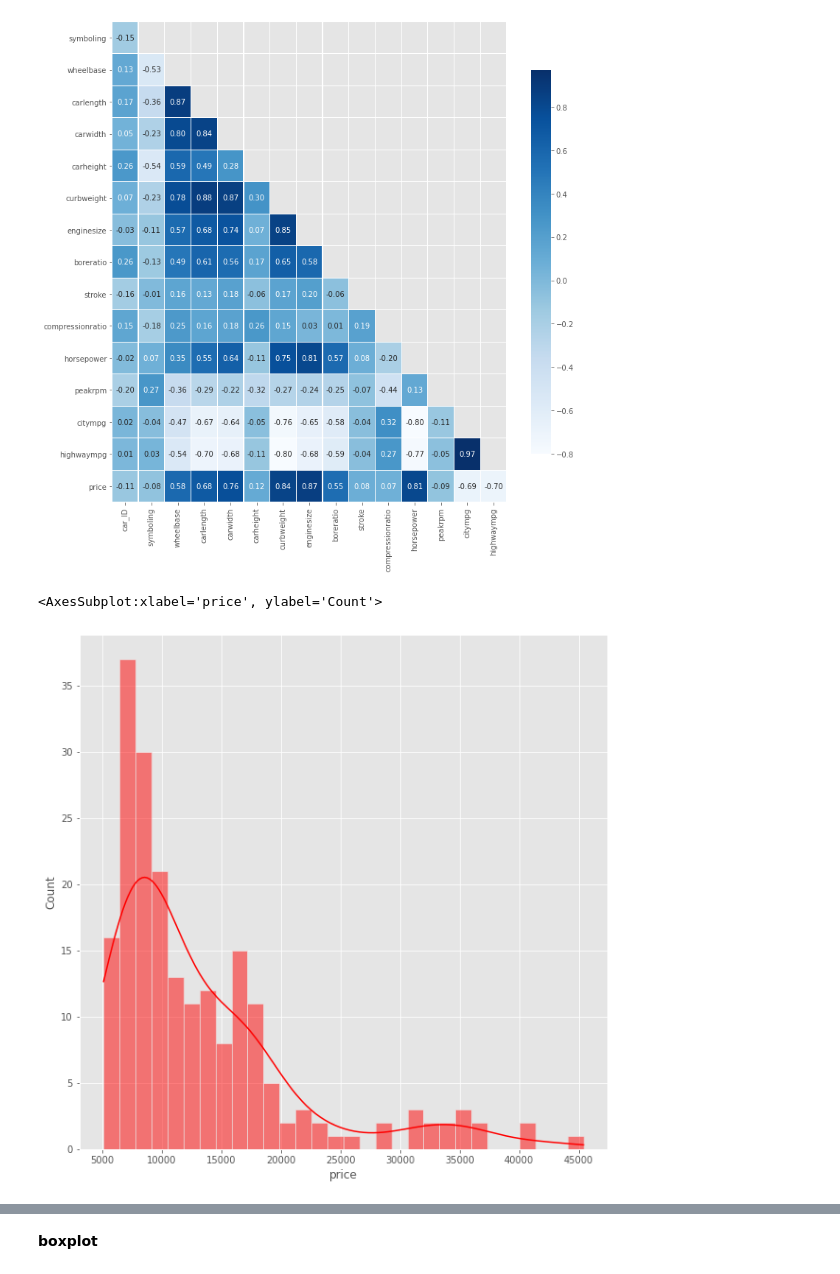
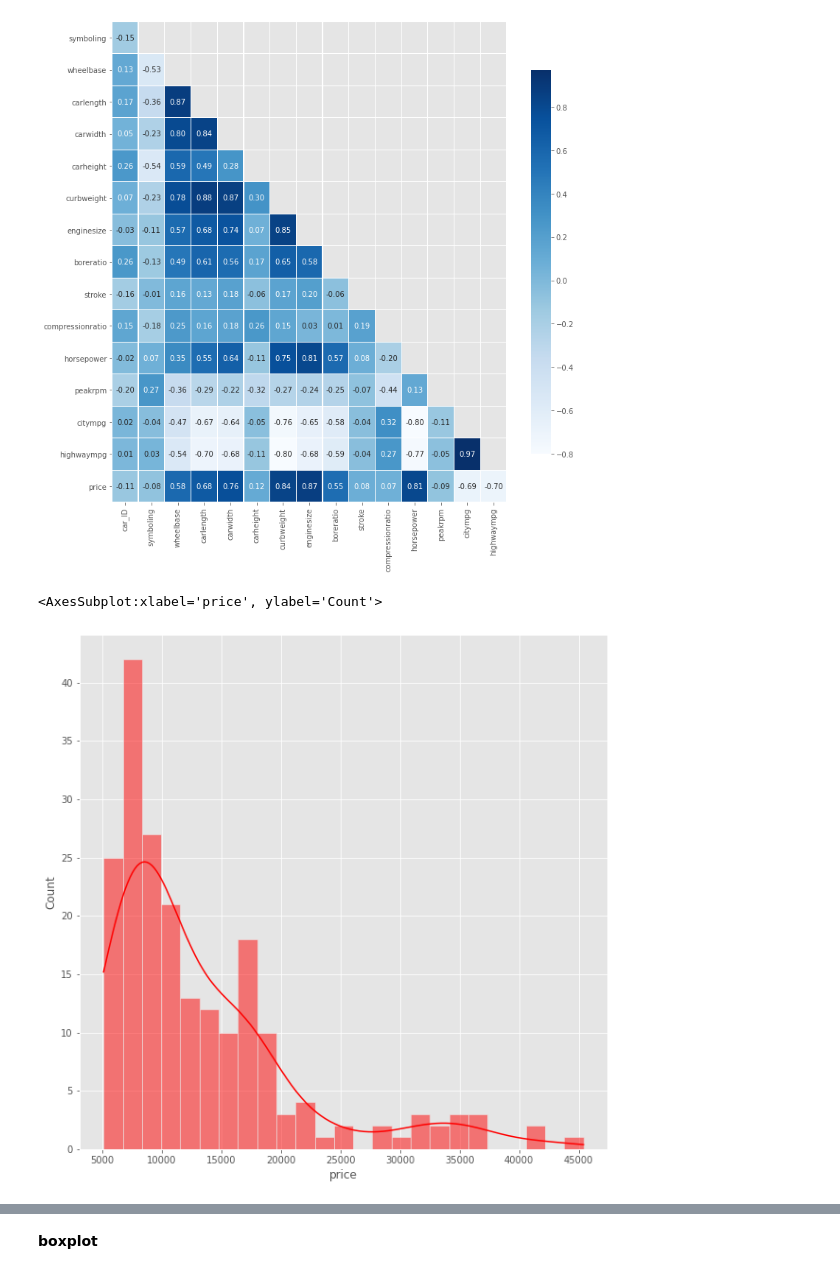
Before and after one commit to KishenSharma6/CarPricesPrediction, a Jupyter notebook: Notebooks/Exploratory/20201006_ExploratoryDataAnalysis.ipynb, the cells around one changed output, grey strips where cells are left out. Saved outputs shown, nothing was run; the diff lists cells and outputs as text; code cells hidden in the pictures.

Commit message:
Initial set of visualizations completed.

```diff
--- a/Notebooks/Exploratory/20201006_ExploratoryDataAnalysis.ipynb
+++ b/Notebooks/Exploratory/20201006_ExploratoryDataAnalysis.ipynb
@@ -141,12 +141,13 @@ from src.Visualization.visualize import EDA_Viz
 # %%
 histogram = EDA_Viz(auto_data, color = 'red')
 
 f, ax = plt.subplots(figsize = (10,10))
 
-histogram.histogram(feature='price', ax=ax)
+histogram.histogram(feature='price', bins=25,
+                    ax=ax)
 # %% [output]
 <AxesSubplot:xlabel='price', ylabel='Count'>
-[figure, old version]
+[figure, new version]
 # %%
 auto_data
 # %% [output]
```
Also changed, not shown: parts of 5 cells of this notebook.
